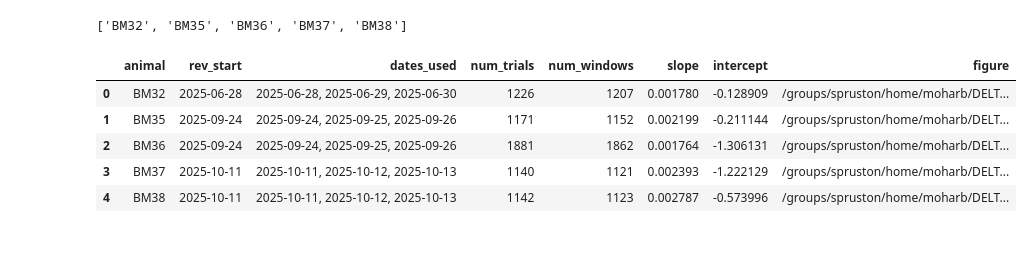
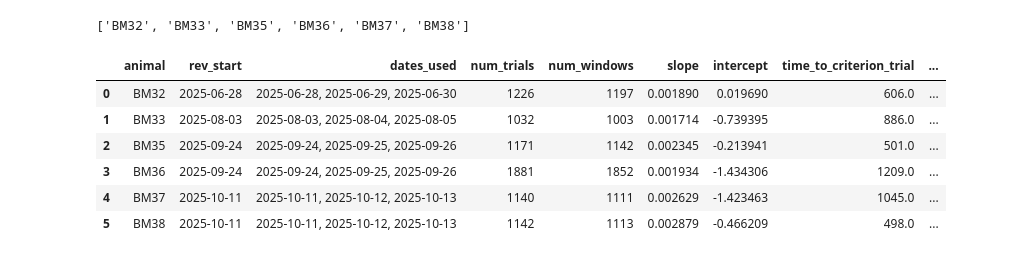
Before and after one commit to boazmohar/DELTA_Behavior, a Jupyter notebook: notebooks/dprime_learning_after_switch.ipynb, the cells around one changed output. Cells and saved outputs as stored; diff of their text form; code cells hidden in the pictures.

```diff
--- a/notebooks/dprime_learning_after_switch.ipynb
+++ b/notebooks/dprime_learning_after_switch.ipynb
@@ -20,13 +24,12 @@ import seaborn as sns
 HDF5_ROOT = Path("/groups/spruston/home/moharb/DELTA_Behavior/outputs/hdf5")
 OUTPUT_DIR = Path("/groups/spruston/home/moharb/DELTA_Behavior/outputs/dprime_learning")
 OUTPUT_DIR.mkdir(parents=True, exist_ok=True)
-WINDOW_SIZE = 20
+WINDOW_SIZE = 30
 # %%
 
 cue_pattern = re.compile(r'"cueSet"\s*:\s*"([^"]+)"')
 
 def extract_cue_set(json_path: Path, chunk_size: int = 1024 * 1024):
-    # Stream the JSON file to find the first cueSet tag.
     buffer = ""
     try:
         with json_path.open("r", encoding="utf-8") as f:
@@ -65,9 +68,12 @@ def build_session_table(root: Path) -> pd.DataFrame:
             "h5_path": h5_path,
             "json_path": source_file,
         })
-    return pd.DataFrame(records)
+    cols = ["animal", "date", "session", "cue_set", "h5_path", "json_path"]
+    return pd.DataFrame(records, columns=cols)
 
 def daily_cue_table(sessions: pd.DataFrame) -> pd.DataFrame:
+    if sessions.empty:
+        return pd.DataFrame(columns=["animal", "date", "cue_set"])
     return (
         sessions
         .groupby(["animal", "date"], as_index=False)
@@ -137,6 +143,24 @@ def fit_robust_slope(df: pd.DataFrame):
     y = df["d_prime"].to_numpy()
     slope, intercept, _, _ = theilslopes(y, x)
     return float(slope), float(intercept)
+
+def time_to_criterion(df: pd.DataFrame, threshold: float = 2.0):
+    if df.empty:
+        return np.nan
+    mask = df["d_prime"] >= threshold
+    if not mask.any():
+        return np.nan
+    return float(df.loc[mask, "trial_index"].iloc[0])
+
+def within_day_gains(df: pd.DataFrame, ordered_dates):
+    gains = []
+    for d in ordered_dates:
+        day_df = df[df["date"] == d]
+        if day_df.empty:
+            gains.append(np.nan)
+        else:
+            gains.append(float(day_df["d_prime"].max() - day_df["d_prime"].min()))
+    return gains
 # %%
 
 def load_trials_for_sessions(session_rows: pd.DataFrame):
@@ -183,11 +207,13 @@ def plot_dprime(animal: str, df: pd.DataFrame, slope: float, intercept: float, o
 
 # Build session tables and find animals whose last three days are Rev Set A
 sessions = build_session_table(HDF5_ROOT)
+if sessions.empty:
+    print("No sessions found under outputs/hdf5. Check HDF5_ROOT and file names.")
 daily = daily_cue_table(sessions)
 rev_animals = animals_with_last_three_rev(daily)
 rev_animals
 # %% [output]
-['BM32', 'BM35', 'BM36', 'BM37', 'BM38']
+['BM32', 'BM33', 'BM35', 'BM36', 'BM37', 'BM38']
 # %%
 
 results = []
@@ -198,37 +224,53 @@ for animal in rev_animals:
     if rev_start is None:
         continue
     animal_daily = daily[daily["animal"] == animal]
     post_switch_dates = animal_daily[animal_daily["date"] >= rev_start]["date"].unique()
     if len(post_switch_dates) == 0:
         continue
-    last_dates = sorted(post_switch_dates)[-4:]
+    last_dates = sorted(post_switch_dates)[-3:]
     animal_sessions = sessions[(sessions["animal"] == animal) & (sessions["date"].isin(last_dates))]
     trial_df = load_trials_for_sessions(animal_sessions)
     if trial_df.empty:
         continue
     running = compute_running_dprime(trial_df, window=WINDOW_SIZE)
     if running.empty:
         continue
     slope, intercept = fit_robust_slope(running)
     fig_path = plot_dprime(animal, running, slope, intercept, OUTPUT_DIR)
+
+    # Time to criterion (d' >= 2)
+    tt_crit = time_to_criterion(running, threshold=2.0)
+
+    # Within-day gains (max-min per day)
+    gains = within_day_gains(running, last_dates)
+    while len(gains) < 4:
+        gains.append(np.nan)
+    gain_sum = float(np.nansum(gains)) if len(gains) else np.nan
+
     results.append({
         "animal": animal,
         "rev_start": rev_start,
         "dates_used": ", ".join(str(d) for d in last_dates),
         "num_trials": len(trial_df),
         "num_windows": len(running),
         "slope": slope,
         "intercept": intercept,
+        "time_to_criterion_trial": tt_crit,
+        "within_day_gain_1": gains[0],
+        "within_day_gain_2": gains[1],
+        "within_day_gain_3": gains[2],
+        "within_day_gain_sum": gain_sum,
         "figure": str(fig_path),
     })
     plots.append(fig_path)
 
 summary = pd.DataFrame(results).sort_values("animal")
 summary
 # %% [output]
-|  | animal | rev_start | dates_used | num_trials | num_windows | slope | intercept | figure |
-| 0 | BM32 | 2025-06-28 | 2025-06-28, 2025-06-29, 2025-06-30 | 1226 | 1207 | 0.001780 | -0.128909 | /groups/spruston/home/moharb/DELT... |
-| 1 | BM35 | 2025-09-24 | 2025-09-24, 2025-09-25, 2025-09-26 | 1171 | 1152 | 0.002199 | -0.211144 | /groups/spruston/home/moharb/DELT... |
-| 2 | BM36 | 2025-09-24 | 2025-09-24, 2025-09-25, 2025-09-26 | 1881 | 1862 | 0.001764 | -1.306131 | /groups/spruston/home/moharb/DELT... |
-| 3 | BM37 | 2025-10-11 | 2025-10-11, 2025-10-12, 2025-10-13 | 1140 | 1121 | 0.002393 | -1.222129 | /groups/spruston/home/moharb/DELT... |
-| 4 | BM38 | 2025-10-11 | 2025-10-11, 2025-10-12, 2025-10-13 | 1142 | 1123 | 0.002787 | -0.573996 | /groups/spruston/home/moharb/DELT... |
+|  | animal | rev_start | dates_used | num_trials | num_windows | slope | intercept | time_to_criterion_trial | ... |
+| 0 | BM32 | 2025-06-28 | 2025-06-28, 2025-06-29, 2025-06-30 | 1226 | 1197 | 0.001890 | 0.019690 | 606.0 | ... |
+| 1 | BM33 | 2025-08-03 | 2025-08-03, 2025-08-04, 2025-08-05 | 1032 | 1003 | 0.001714 | -0.739395 | 886.0 | ... |
+| 2 | BM35 | 2025-09-24 | 2025-09-24, 2025-09-25, 2025-09-26 | 1171 | 1142 | 0.002345 | -0.213941 | 501.0 | ... |
+| 3 | BM36 | 2025-09-24 | 2025-09-24, 2025-09-25, 2025-09-26 | 1881 | 1852 | 0.001934 | -1.434306 | 1209.0 | ... |
+| 4 | BM37 | 2025-10-11 | 2025-10-11, 2025-10-12, 2025-10-13 | 1140 | 1111 | 0.002629 | -1.423463 | 1045.0 | ... |
+| 5 | BM38 | 2025-10-11 | 2025-10-11, 2025-10-12, 2025-10-13 | 1142 | 1113 | 0.002879 | -0.466209 | 498.0 | ... |
```
Also changed, not shown: parts of 6 cells of this notebook, 2 other files.
